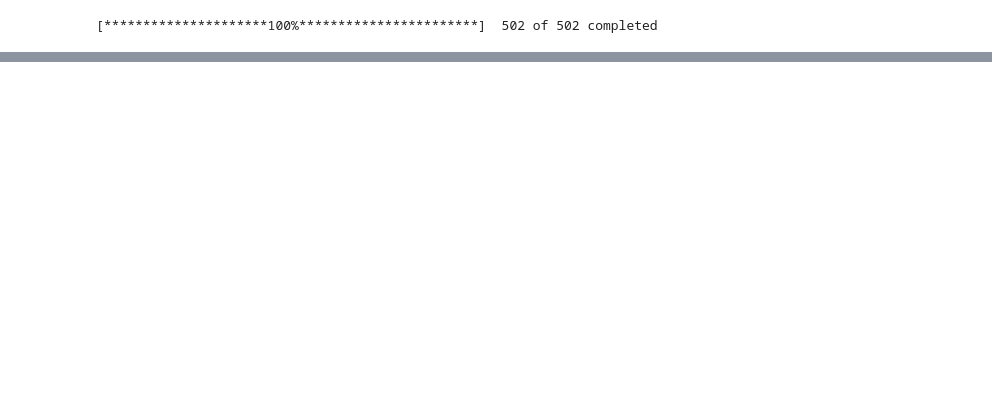
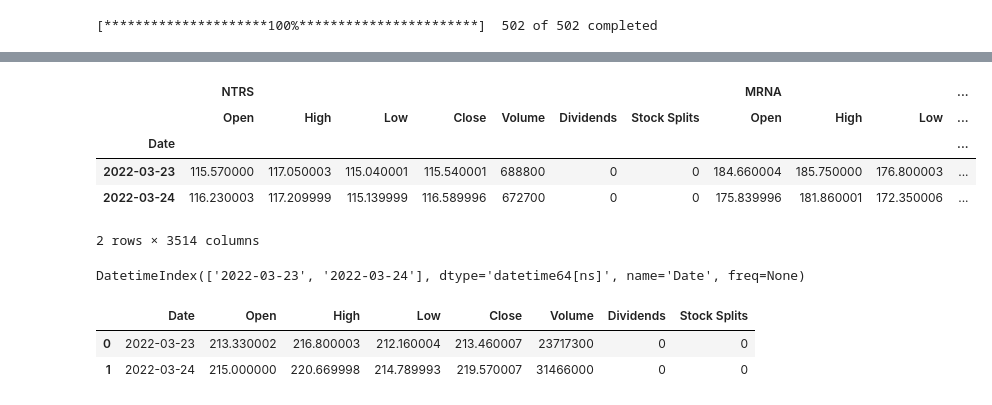
Before and after one commit to magendooro/screener, a Jupyter notebook: speed.ipynb, the cells around one changed output, grey strips where cells are left out. Saved outputs shown, nothing was run; the diff lists cells and outputs as text; code cells hidden in the pictures; blank space fills up the shorter version.

```diff
--- a/speed.ipynb
+++ b/speed.ipynb
@@ -131,0 +115,19 @@ yesterday['Close']
+# %%
+daily_update
+# %% [output]
+|  | NTRS |  |  |  |  |  |  | MRNA |  |  | ... |
+|  | Open | High | Low | Close | Volume | Dividends | Stock Splits | Open | High | Low | ... |
+| Date |  |  |  |  |  |  |  |  |  |  | ... |
+| 2022-03-23 | 115.570000 | 117.050003 | 115.040001 | 115.540001 | 688800 | 0 | 0 | 184.660004 | 185.750000 | 176.800003 | ... |
+| 2022-03-24 | 116.230003 | 117.209999 | 115.139999 | 116.589996 | 672700 | 0 | 0 | 175.839996 | 181.860001 | 172.350006 | ... |
+2 rows × 3514 columns
+# %%
+daily_update.index
+# %% [output]
+DatetimeIndex(['2022-03-23', '2022-03-24'], dtype='datetime64[ns]', name='Date', freq=None)
+# %%
+daily_update['FB'].reset_index()
+# %% [output]
+|  | Date | Open | High | Low | Close | Volume | Dividends | Stock Splits |
+| 0 | 2022-03-23 | 213.330002 | 216.800003 | 212.160004 | 213.460007 | 23717300 | 0 | 0 |
+| 1 | 2022-03-24 | 215.000000 | 220.669998 | 214.789993 | 219.570007 | 31466000 | 0 | 0 |
```
Also changed, not shown: parts of 14 cells of this notebook.
